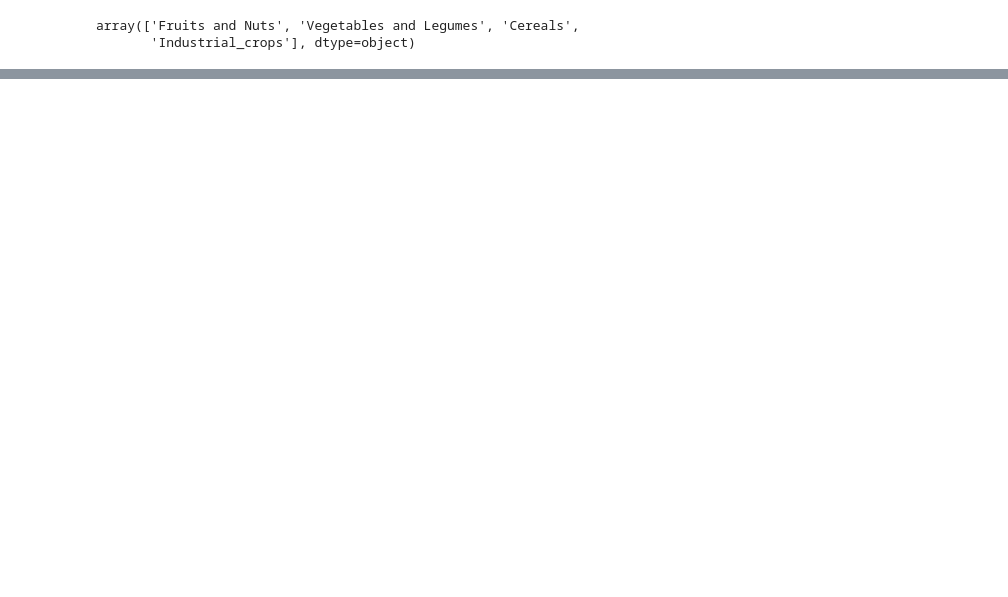
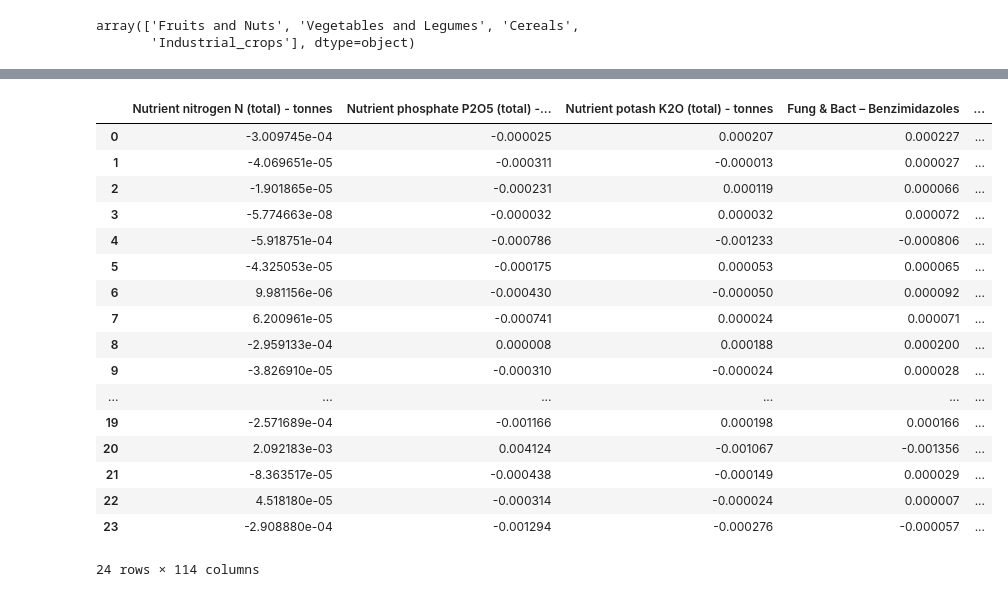
Before and after one commit to Kalebalemayehu/Kaleb-Bsc-thesis, a Jupyter notebook: Crop yield and soil/shap_randomforest.ipynb, the cells around one changed output, grey strips where cells are left out. Drawn from its saved outputs; the diff is of its cells as text; code cells hidden in the pictures; blank space fills up the shorter version.

```diff
--- a/Crop yield and soil/shap_randomforest.ipynb
+++ b/Crop yield and soil/shap_randomforest.ipynb
@@ -200,2 +101,24 @@ for cat in cat_names:
+# %%
+shap_values = pd.DataFrame(explainer.shap_values(x_test), columns= x_test.columns)
+shap_values
+# %% [output]
+|  | Nutrient nitrogen N (total) - tonnes | Nutrient phosphate P2O5 (total) -... | Nutrient potash K2O (total) - tonnes | Fung & Bact – Benzimidazoles | ... |
+| 0 | -3.009745e-04 | -0.000025 | 0.000207 | 0.000227 | ... |
+| 1 | -4.069651e-05 | -0.000311 | -0.000013 | 0.000027 | ... |
+| 2 | -1.901865e-05 | -0.000231 | 0.000119 | 0.000066 | ... |
+| 3 | -5.774663e-08 | -0.000032 | 0.000032 | 0.000072 | ... |
+| 4 | -5.918751e-04 | -0.000786 | -0.001233 | -0.000806 | ... |
+| 5 | -4.325053e-05 | -0.000175 | 0.000053 | 0.000065 | ... |
+| 6 | 9.981156e-06 | -0.000430 | -0.000050 | 0.000092 | ... |
+| 7 | 6.200961e-05 | -0.000741 | 0.000024 | 0.000071 | ... |
+| 8 | -2.959133e-04 | 0.000008 | 0.000188 | 0.000200 | ... |
+| 9 | -3.826910e-05 | -0.000310 | -0.000024 | 0.000028 | ... |
+| ... | ... | ... | ... | ... | ... |
+| 19 | -2.571689e-04 | -0.001166 | 0.000198 | 0.000166 | ... |
+| 20 | 2.092183e-03 | 0.004124 | -0.001067 | -0.001356 | ... |
+| 21 | -8.363517e-05 | -0.000438 | -0.000149 | 0.000029 | ... |
+| 22 | 4.518180e-05 | -0.000314 | -0.000024 | 0.000007 | ... |
+| 23 | -2.908880e-04 | -0.001294 | -0.000276 | -0.000057 | ... |
+24 rows × 114 columns
 # %%
 shap_df = shap_df.add_prefix('mean shap values (Random Forest)_')
```
Also changed, not shown: parts of 10 cells of this notebook, 15 other files.
